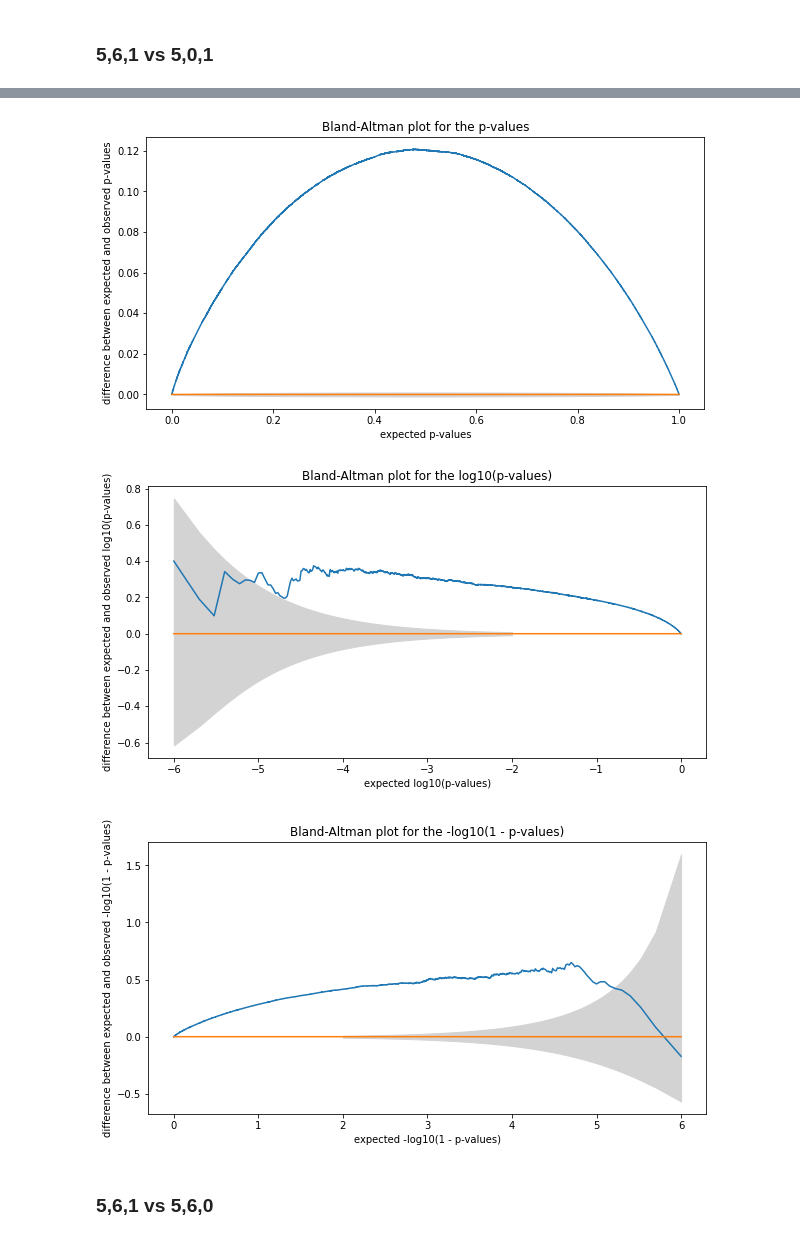
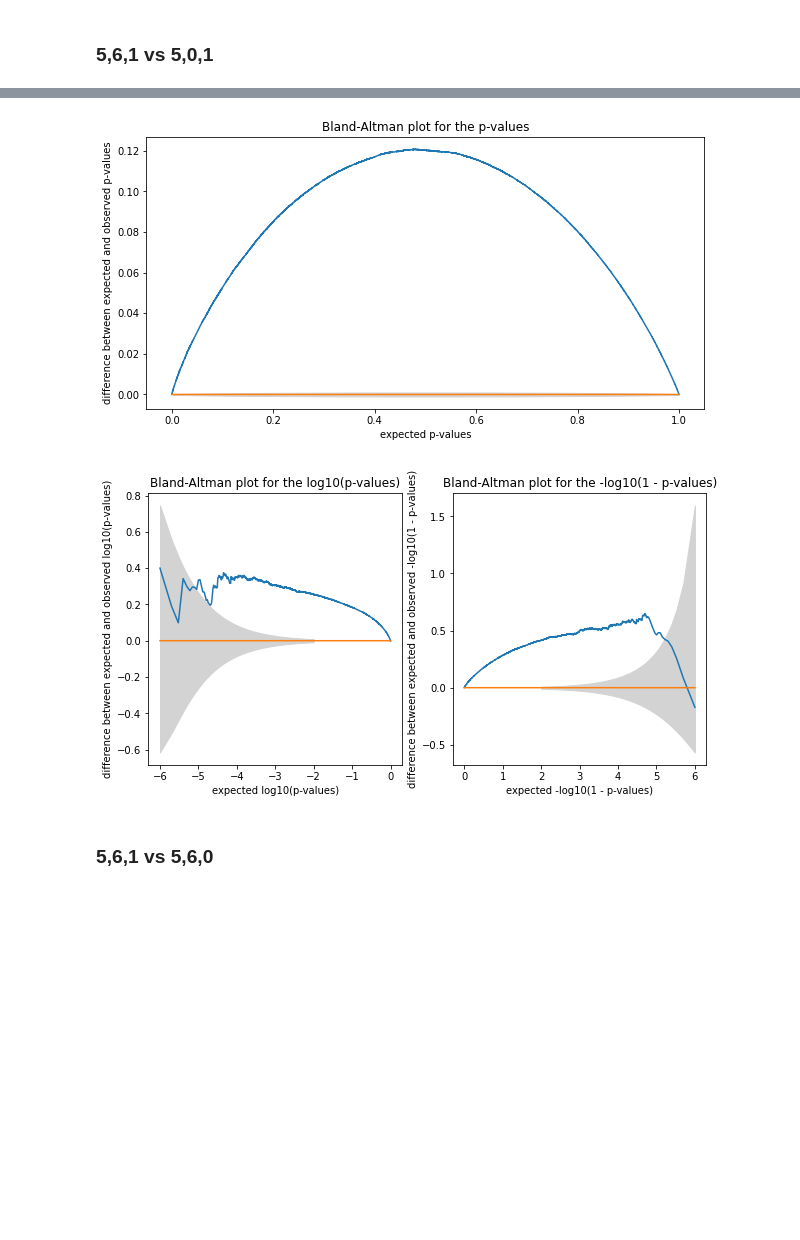
Before and after one commit to xroll174/Correct-Variability-Pipelines, a Jupyter notebook: results/Results.ipynb, the cells around one changed output, grey strips where cells are left out. Cells and saved outputs as stored; diff of their text form; code cells hidden in the pictures; blank space fills up the shorter version.

```diff
--- a/results/Results.ipynb
+++ b/results/Results.ipynb
@@ -418,13 +466,11 @@ Bland_Altman_log2(Vect_vox_561_500_sample)
 # %%
 qqplot_pval(Vect_vox_561_501_sample,100)
 Bland_Altman(Vect_vox_561_501_sample)
-Bland_Altman_log1(Vect_vox_561_501_sample)
-Bland_Altman_log2(Vect_vox_561_501_sample)
+Bland_Altman_log(Vect_vox_561_501_sample)
 # %% [output]
 [figure]
 [figure]
-[figure, old version]
+[figure, new version]
-[figure, removed]
 # %% [markdown]
 ### 5,6,1 vs 5,6,0
 # %%
```
Also changed, not shown: parts of 13 cells of this notebook.
